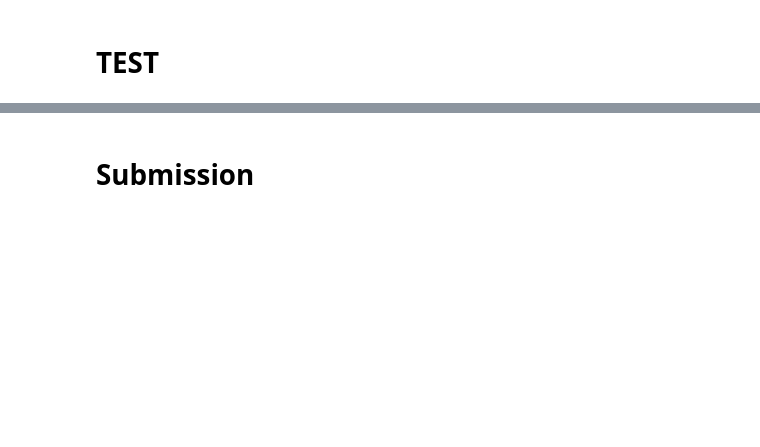
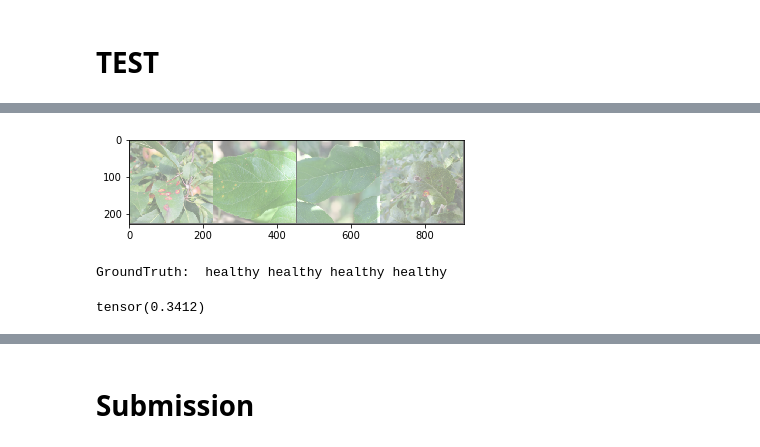
Before and after one commit to ArnaudMallet/Plant_Patho, a Jupyter notebook: Plant_Patho_3.ipynb, the cells around one changed output, grey strips where cells are left out. Cells and saved outputs as stored; diff of their text form; code cells hidden in the pictures; blank space fills up the shorter version.

Commit message:
Bug: correction CustomDataset_test

```diff
--- a/Plant_Patho_3.ipynb
+++ b/Plant_Patho_3.ipynb
@@ -102,4 +102,28 @@ class CustomDataset(Dataset):
         label = torch.tensor(label)
 
         return image, label
+
+data_transforms = {
+    'train': transforms.Compose([
+        transforms.Resize(256),
+        transforms.CenterCrop(224),
+        transforms.RandomHorizontalFlip(),
+        transforms.ToTensor(),
+    ]),
+    'test': transforms.Compose([
+        transforms.Resize(256),
+        transforms.CenterCrop(224),
+        transforms.ToTensor(),
+    ])
+}
+
+params = {
+    'id_col':     'image_id',
+    'target_col': ['healthy', 'multiple_diseases', 'rust', 'scab'],
+    'sufix':      '.jpg',
+    'transform':  data_transforms['train']
+}
+
+train_dataset = CustomDataset(csv_file=data_dir+'train.csv', root_dir=data_dir+'images', **params)
+train_loader = DataLoader(train_dataset, batch_size=4, shuffle=True)
 # %%
@@ -453,17 +492,24 @@ print('labels shape on batch size = {}', labels_test.shape)
 # %%
 classes = ('healthy', 'multiple_diseases', 'rust', 'scab')
 
 dataiter_test = iter(test_loader)
 images_test = dataiter_test.next()
 
 def imshow(img):
     img = img / 2 + 0.5     # unnormalize
     npimg = img.numpy()
     plt.imshow(np.transpose(npimg, (1, 2, 0)))
     plt.show()
 
 # print images
-imshow(torchvision.utils.make_grid(images))
+imshow(torchvision.utils.make_grid(images_test))
 print('GroundTruth: ', ' '.join('%5s' % classes[labels[j]] for j in range(4)))
+# %% [output]
+[figure, added]
+GroundTruth:  healthy healthy healthy healthy
+# %%
+images_test[0][1][1][1]
+# %% [output]
+tensor(0.3412)
 # %%
 model_test = Net()
```
Also changed, not shown: parts of 9 cells of this notebook.
